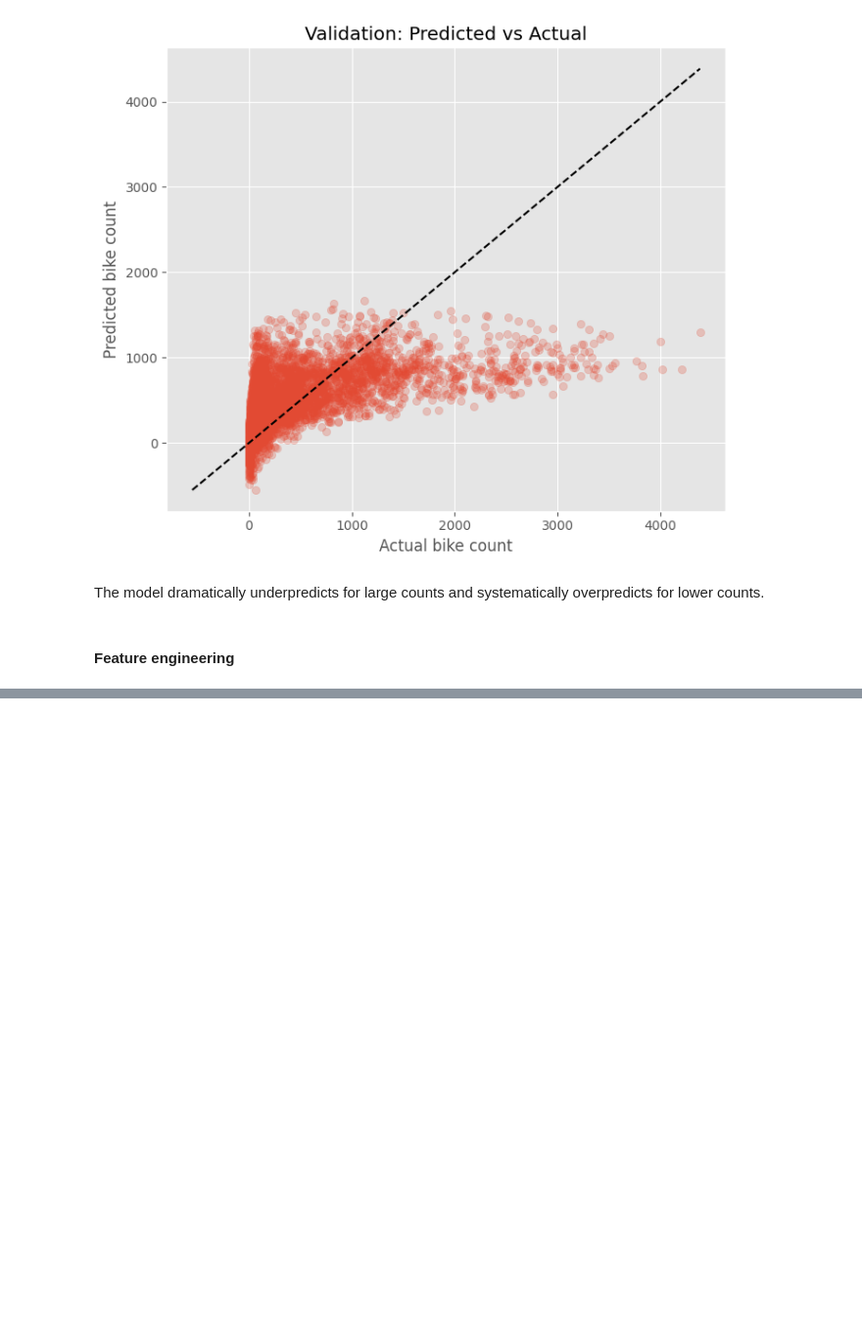
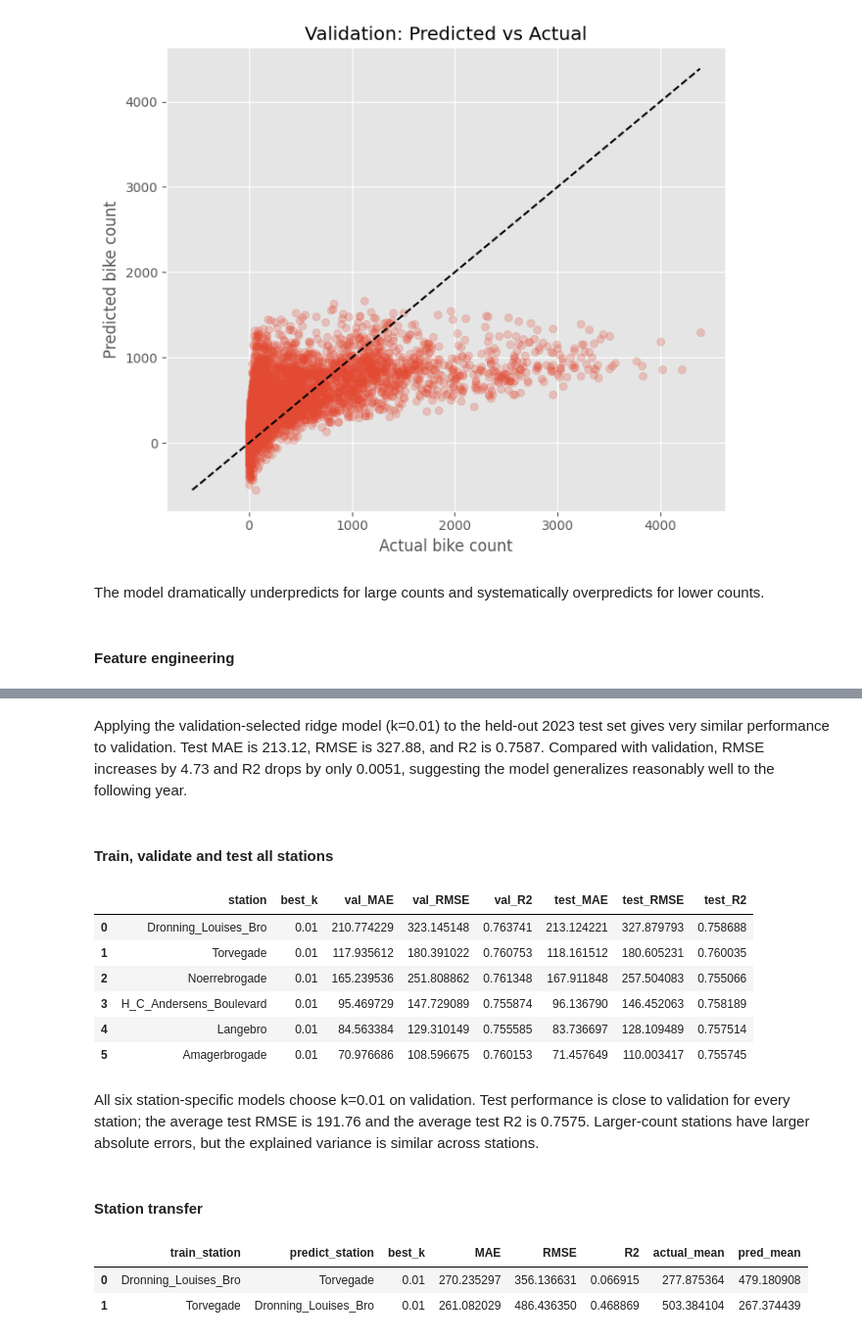
Before and after one commit to julianbarfoed/bike-proj-exam, a Jupyter notebook: sol.ipynb, the cells around one changed output, grey strips where cells are left out. Shown at 98% size. Saved outputs shown, nothing was run; the diff lists cells and outputs as text; code cells hidden in the pictures; blank space fills up the shorter version.

```diff
--- a/sol.ipynb
+++ b/sol.ipynb
@@ -475,0 +484,27 @@ plt.show()
+# %%
+best_beta = ridge_fit(X_train_s, y_train, best_k)
+y_val_pred_best = ridge_predict(X_val_s, best_beta)
+
+test_eng = feature_engineering(test_s)
+X_test_eng = test_eng[engineered_features].copy()
+y_test = test_s['bike_count'].to_numpy()
+Xte_s = standardize_apply(X_test_eng, mu, sigma)
+y_test_pred_best = ridge_predict(Xte_s, best_beta)
+
+ridge_performance = pd.DataFrame([
+    {
+        'split': 'val_2022_H2',
+        'MAE': mae(y_val, y_val_pred_best),
+        'RMSE': rmse(y_val, y_val_pred_best),
+        'R2': r2(y_val, y_val_pred_best),
+    },
+    {
+        'split': 'test_2023',
+        'MAE': mae(y_test, y_test_pred_best),
+        'RMSE': rmse(y_test, y_test_pred_best),
+        'R2': r2(y_test, y_test_pred_best),
+    },
+])
+
+print('Best k selected on validation:', best_k)
+ridge_performance
@@ -475,0 +516,4 @@ plt.show()
+# %% [markdown]
+Applying the validation-selected ridge model (k=0.01) to the held-out 2023 test set gives very similar performance to validation. Test MAE is 213.12, RMSE is 327.88, and R2 is 0.7587. Compared with validation, RMSE increases by 4.73 and R2 drops by only 0.0051, suggesting the model generalizes reasonably well to the following year.
+# %% [markdown]
+#### Train, validate and test all stations
@@ -475,0 +560,20 @@ plt.show()
+# %%
+station_rows = []
+
+for station in stations['station']:
+    station_rows.append(evaluate_station(station))
+
+all_station_results = pd.DataFrame(station_rows)
+all_station_results
+# %% [output]
+|  | station | best_k | val_MAE | val_RMSE | val_R2 | test_MAE | test_RMSE | test_R2 |
+| 0 | Dronning_Louises_Bro | 0.01 | 210.774229 | 323.145148 | 0.763741 | 213.124221 | 327.879793 | 0.758688 |
+| 1 | Torvegade | 0.01 | 117.935612 | 180.391022 | 0.760753 | 118.161512 | 180.605231 | 0.760035 |
+| 2 | Noerrebrogade | 0.01 | 165.239536 | 251.808862 | 0.761348 | 167.911848 | 257.504083 | 0.755066 |
+| 3 | H_C_Andersens_Boulevard | 0.01 | 95.469729 | 147.729089 | 0.755874 | 96.136790 | 146.452063 | 0.758189 |
+| 4 | Langebro | 0.01 | 84.563384 | 129.310149 | 0.755585 | 83.736697 | 128.109489 | 0.757514 |
+| 5 | Amagerbrogade | 0.01 | 70.976686 | 108.596675 | 0.760153 | 71.457649 | 110.003417 | 0.755745 |
+# %% [markdown]
+All six station-specific models choose k=0.01 on validation. Test performance is close to validation for every station; the average test RMSE is 191.76 and the average test R2 is 0.7575. Larger-count stations have larger absolute errors, but the explained variance is similar across stations.
+# %% [markdown]
+#### Station transfer
@@ -475,0 +611,11 @@ plt.show()
+# %%
+transfer_examples = pd.DataFrame([
+    evaluate_station_transfer('Dronning_Louises_Bro', 'Torvegade'),
+    evaluate_station_transfer('Torvegade', 'Dronning_Louises_Bro'),
+])
+
+display(transfer_examples)
+# %% [output]
+|  | train_station | predict_station | best_k | MAE | RMSE | R2 | actual_mean | pred_mean |
+| 0 | Dronning_Louises_Bro | Torvegade | 0.01 | 270.235297 | 356.136631 | 0.066915 | 277.875364 | 479.180908 |
+| 1 | Torvegade | Dronning_Louises_Bro | 0.01 | 261.082029 | 486.436350 | 0.468869 | 503.384104 | 267.374439 |
```
Also changed, not shown: parts of 25 cells of this notebook.
